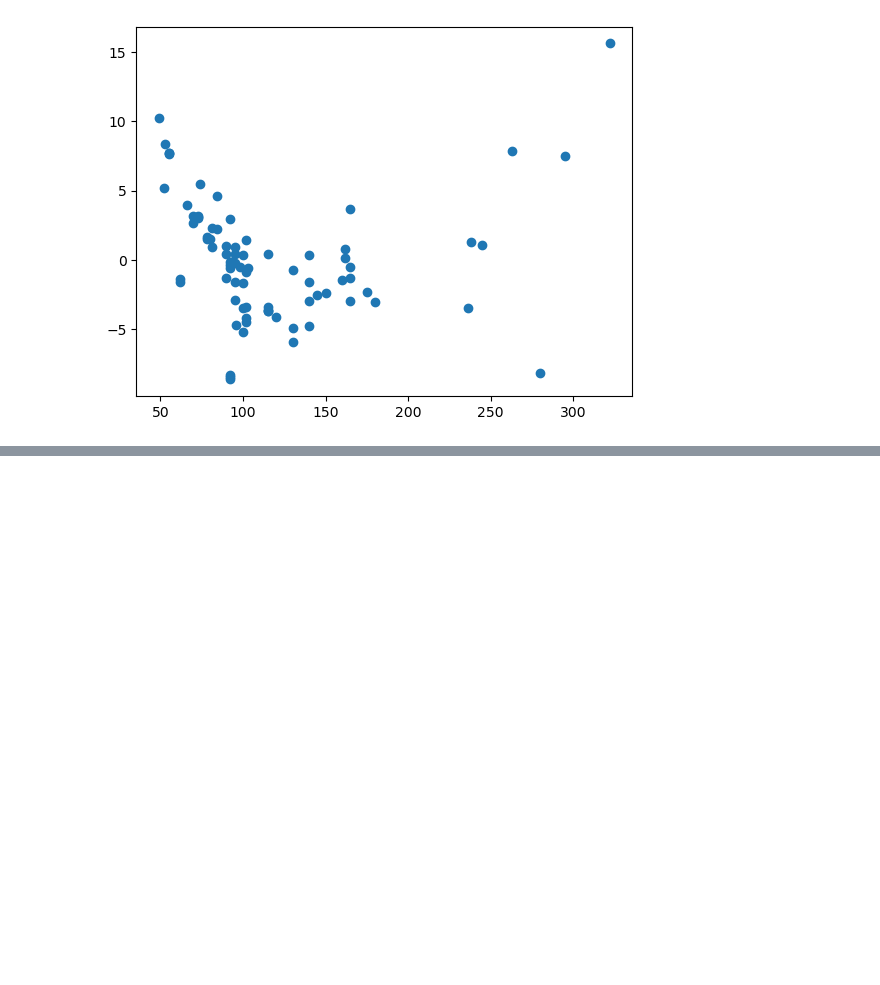
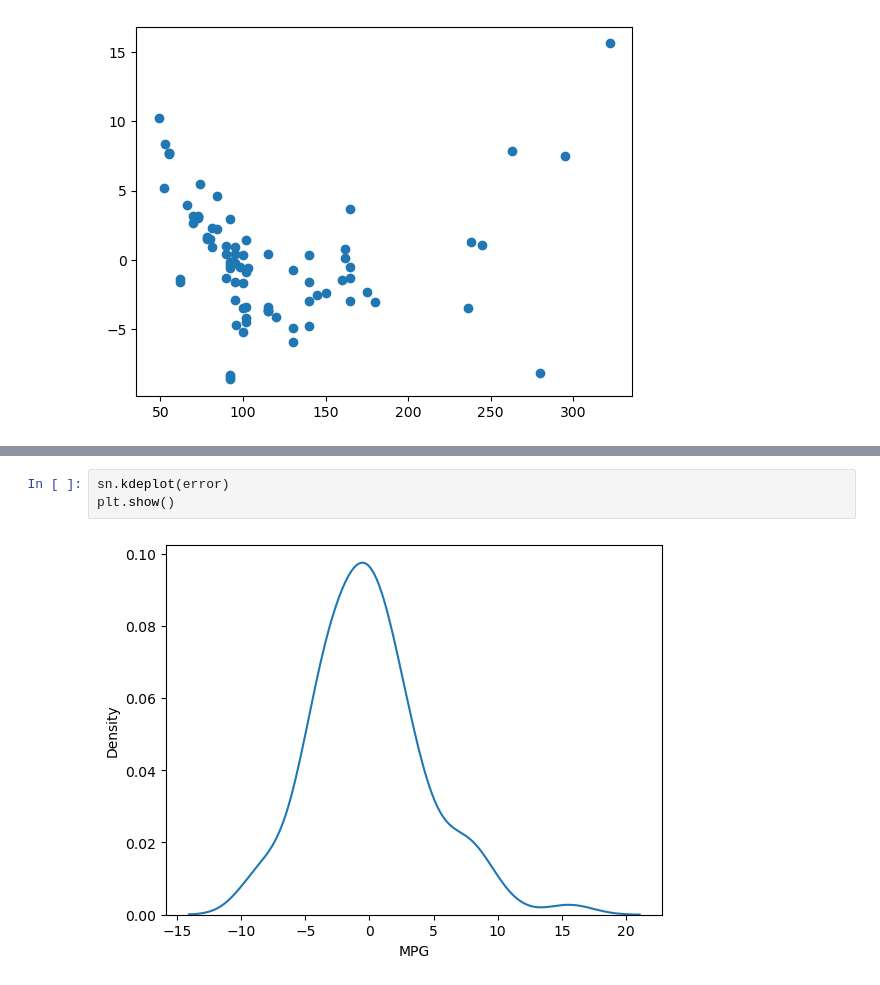
Before and after one commit to CodeWithAkash/python-class-notes, a Jupyter notebook: MultiLinear.ipynb, the cells around one changed output, grey strips where cells are left out. Cells and saved outputs as stored; diff of their text form; blank space fills up the shorter version.

```diff
--- a/MultiLinear.ipynb
+++ b/MultiLinear.ipynb
@@ -202,0 +212,5 @@ plt.show()
+# %%
+sn.kdeplot(error)
+plt.show()
+# %% [output]
+[figure, added]
```
Also changed, not shown: parts of 10 cells of this notebook, 1 other file.
